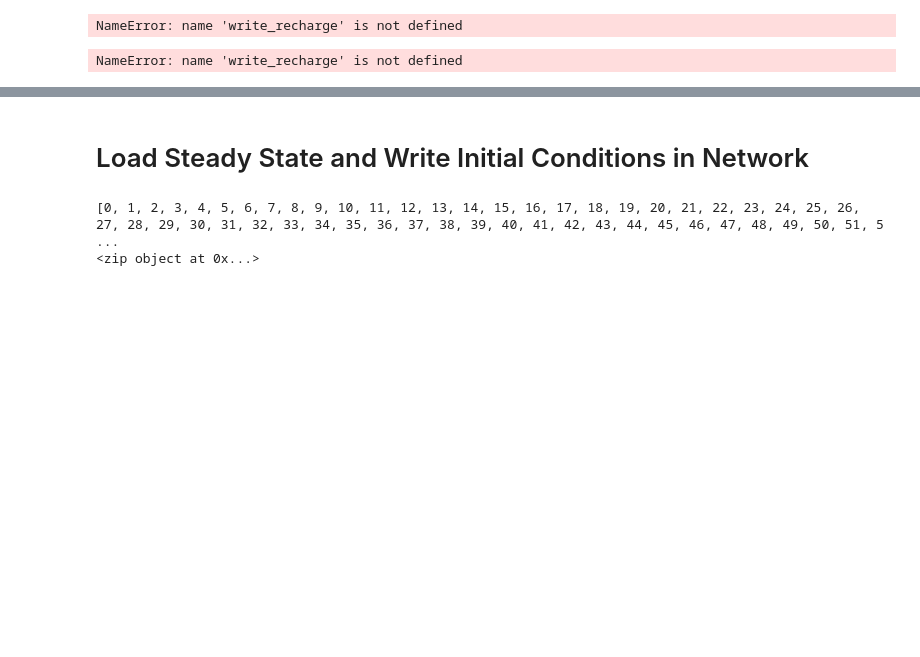
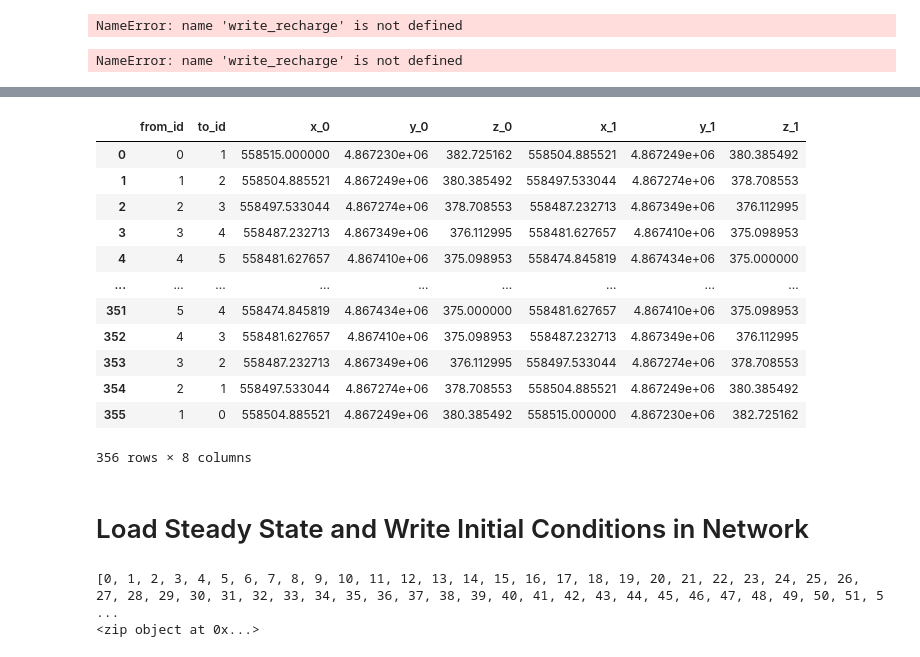
Before and after one commit to jhuang523/UMNBearSpring, a Jupyter notebook: openkarst/steady_state/conduit_geometry_setup.ipynb, the cells around one changed output, grey strips where cells are left out. Cells and saved outputs as stored; diff of their text form; code cells hidden in the pictures; blank space fills up the shorter version.

```diff
--- a/openkarst/steady_state/conduit_geometry_setup.ipynb
+++ b/openkarst/steady_state/conduit_geometry_setup.ipynb
@@ -364,3 +370,28 @@ write_pickle(f'conduit_geometry_test/input_data/head_boundary/{network_name}.pkl
+# %%
+pulse = pd.read_csv('conduit_geometry_test/input_data/recharge_m_s/gaussian_pulse.csv')
+network_dir = 'conduit_geometry_test/networks/single_conduit_vert_tort'
+network = utils.openkarst_network.OpenKarstNetwork(nodes_file = f'{network_dir}/nodes.csv', edges_file = f'{network_dir}/edges.csv', debug= True)
+network.load_cave_data()
+network.extract_boundary_nodes()
+network.extract_diffuse_inlets()
+r_l = pulse ['R_l [V/T]']
+r_h = pulse ['R_h [V/T]']
+R = write_partitioned_inflow_boundary(network, R_l = r_l + r_h, t_l = pulse['time'] , t_h = pulse['time'])
+network.edges
+# %% [output]
+|  | from_id | to_id | x_0 | y_0 | z_0 | x_1 | y_1 | z_1 |
+| 0 | 0 | 1 | 558515.000000 | 4.867230e+06 | 382.725162 | 558504.885521 | 4.867249e+06 | 380.385492 |
+| 1 | 1 | 2 | 558504.885521 | 4.867249e+06 | 380.385492 | 558497.533044 | 4.867274e+06 | 378.708553 |
+| 2 | 2 | 3 | 558497.533044 | 4.867274e+06 | 378.708553 | 558487.232713 | 4.867349e+06 | 376.112995 |
+| 3 | 3 | 4 | 558487.232713 | 4.867349e+06 | 376.112995 | 558481.627657 | 4.867410e+06 | 375.098953 |
+| 4 | 4 | 5 | 558481.627657 | 4.867410e+06 | 375.098953 | 558474.845819 | 4.867434e+06 | 375.000000 |
+| ... | ... | ... | ... | ... | ... | ... | ... | ... |
+| 351 | 5 | 4 | 558474.845819 | 4.867434e+06 | 375.000000 | 558481.627657 | 4.867410e+06 | 375.098953 |
+| 352 | 4 | 3 | 558481.627657 | 4.867410e+06 | 375.098953 | 558487.232713 | 4.867349e+06 | 376.112995 |
+| 353 | 3 | 2 | 558487.232713 | 4.867349e+06 | 376.112995 | 558497.533044 | 4.867274e+06 | 378.708553 |
+| 354 | 2 | 1 | 558497.533044 | 4.867274e+06 | 378.708553 | 558504.885521 | 4.867249e+06 | 380.385492 |
+| 355 | 1 | 0 | 558504.885521 | 4.867249e+06 | 380.385492 | 558515.000000 | 4.867230e+06 | 382.725162 |
+356 rows × 8 columns
 # %% [markdown]
 # Load Steady State and Write Initial Conditions in Network
 # %%
```
Also changed, not shown: parts of 5 cells of this notebook, 12 other files.
